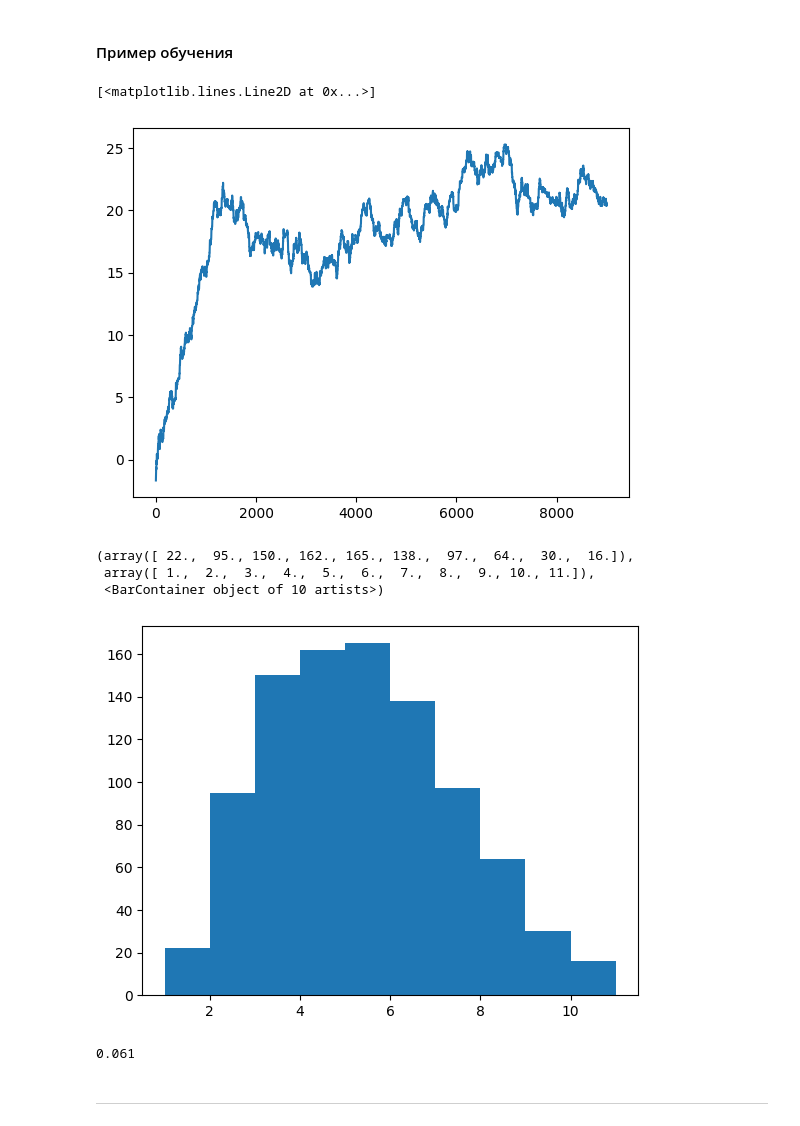
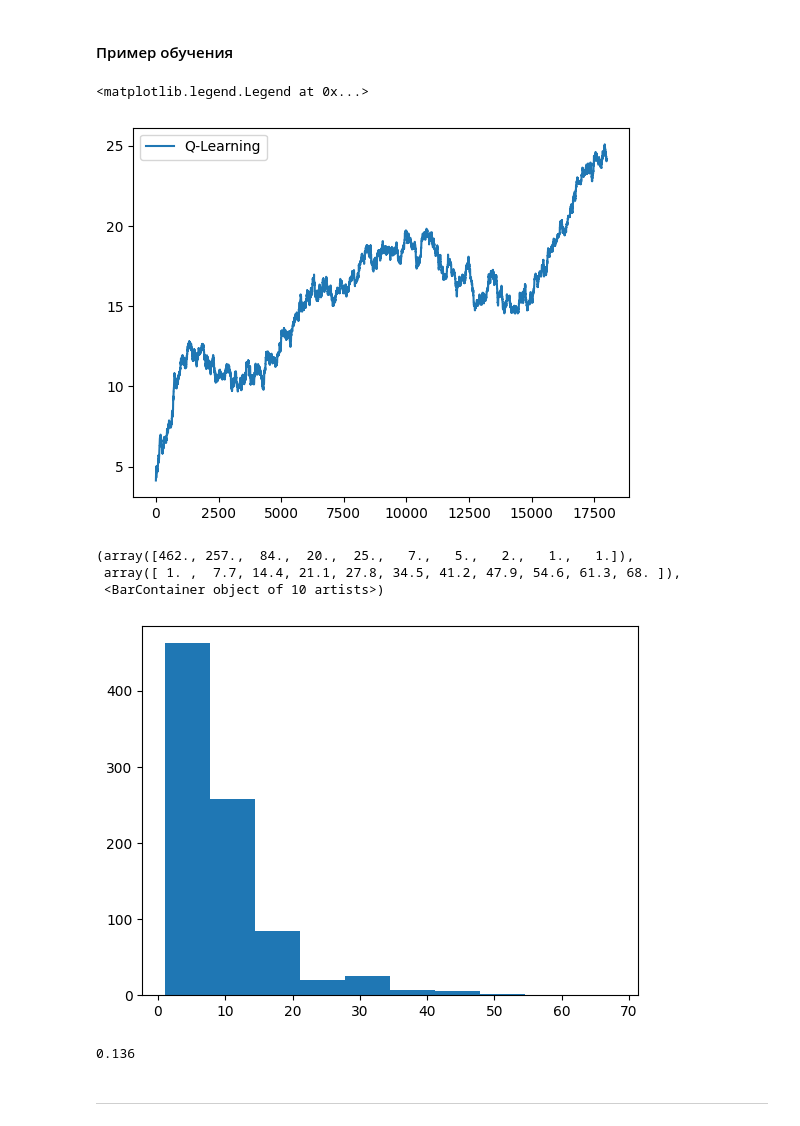
Before and after one commit to cdyhdrxj/rl, a Jupyter notebook: q-learning-sarsa.ipynb, the cells around one changed output. Cells and saved outputs as stored; diff of their text form; code cells hidden in the pictures.

```diff
--- a/q-learning-sarsa.ipynb
+++ b/q-learning-sarsa.ipynb
@@ -358,7 +358,7 @@ class QLearning:
                 )
             state = env.get_state()
 
-            self.epsilon = max(0.01, self.epsilon * 0.995)
+            self.epsilon = max(0.01, self.epsilon * 0.999)
 
             for _ in range(max_steps):
                 if env.is_terminal(state):
@@ -459,22 +459,23 @@ visualize_array(np.array(env.grid), [env.start, env.finish])
 # %% [markdown]
 #### Пример обучения
 # %%
-q = QLearning(alpha=0.1, epsilon=0.3, gamma=1)
-q.learn(max_episodes=10000, max_steps=300)
+q_model = QLearning(alpha=0.1, epsilon=0.3, gamma=1)
+q_model.learn(max_episodes=20000, max_steps=300)
 # %%
 import matplotlib.pyplot as plt
 
-# Анализ статистики из q.stat
+# Анализ статистики из q_model.stat
 
 # График суммарного вознаграждения за эпизод по эпизодам во время обучения
 # Скользящее окно, чтобы не было кардиограммы
-rewards = np.array([stat[0] for stat in q.stat])
-window = 1000
-smooth = np.convolve(rewards, np.ones(window)/window, mode='valid')
-plt.plot(smooth)
+rewards = np.array([stat[0] for stat in q_model.stat])
+window = 2000
+q_smooth = np.convolve(rewards, np.ones(window)/window, mode='valid')
+plt.plot(q_smooth, label='Q-Learning')
+plt.legend()
 # %% [output]
-[<matplotlib.lines.Line2D at 0x...>]
+<matplotlib.legend.Legend at 0x...>
-[figure, old version]
+[figure, new version]
 # %%
 import matplotlib.pyplot as plt
 import numpy as np
@@ -483,14 +484,14 @@ MAX_STEPS = 500
 
 # Тестовый запуск обученной модели на новой случайной среде
 # Возвращает количество шагов агента до достижения финиша (но не более MAX_STEPS)
-def try_model():
+def try_model(model):
     n, m = 6, 6
     env = Environment(
         n=n,
         m=m,
         p_walk=0.5,
         p_obstacle=random.uniform(0.1, 0.2),
-        number_mud=random.randint(int(5 * (n*m)/(20*20)), int(8 * (n*m)/(20*20)))
+        number_mud=random.randint(2, 5)
     )
 
     state = env.get_state()
@@ -498,7 +499,7 @@ def try_model():
 
     # Оптимальное действие в state - аргмаксимум Q-функции по всем действиям из state
     def get_optimal_action(state):
-        qs = [q._get_q_value(state, a) for a in range(4)]
+        qs = [model._get_q_value(state, a) for a in range(4)]
         return int(np.argmax(qs))
 
     for _ in range(MAX_STEPS):
@@ -509,57 +510,30 @@ def try_model():
         path.append(env.agent_position)
 
     return len(path)
-
-# это тоже нагенерено чатгпт
-
-# --- Визуализация пути агента ---
-# grid = np.array(env.grid)
-# img = np.zeros((n, m, 3), dtype=float)
-
-# for i in range(n):
-#     for j in range(m):
-#         if grid[i,j] == 10:
-#             img[i,j] = [0,0,0]           # препятствие — чёрное
-#         elif grid[i,j] == 0:
-#             img[i,j] = [1,1,1]           # пустое — белое
-#         else:
-#             shade = 0.3 + 0.7*(grid[i,j]/10)  # болотный градиент
-#             img[i,j] = [0, shade, shade]
-
-# plt.imshow(img, origin='upper')
-# plt.scatter(env.start[1], env.start[0], c='green', marker='o', s=80, label='Start')
-# plt.scatter(env.finish[1], env.finish[0], c='red', marker='x', s=80, label='Finish')
-
-# # Рисуем путь агента
-# path_i, path_j = zip(*path)
-# plt.plot(path_j, path_i, color='blue', linewidth=2, label='Agent path')
-
-# plt.legend()
-# plt.show()
 # %%
 # Количество эпизодов
 N = 1000
 path_steps = []
 cnt_large = 0
 for _ in range(N):
-    steps = try_model()
+    steps = try_model(q_model)
     if steps < MAX_STEPS:
         path_steps.append(steps)
     else:
         cnt_large += 1
 
 path_steps = sorted(path_steps)
 plt.hist(path_steps, bins=10)
 # %% [output]
-(array([ 22.,  95., 150., 162., 165., 138.,  97.,  64.,  30.,  16.]),
- array([ 1.,  2.,  3.,  4.,  5.,  6.,  7.,  8.,  9., 10., 11.]),
+(array([462., 257.,  84.,  20.,  25.,   7.,   5.,   2.,   1.,   1.]),
+ array([ 1. ,  7.7, 14.4, 21.1, 27.8, 34.5, 41.2, 47.9, 54.6, 61.3, 68. ]),
  <BarContainer object of 10 artists>)
-[figure, old version]
+[figure, new version]
 # %%
 # Доля эпизодов, для которых не нашёлся путь за MAX_STEPS шагов
 print(cnt_large / N)
 # %% [output]
-0.061
+0.136
 # %% [markdown]
 ---
 # %% [markdown]
```
Also changed, not shown: parts of 8 cells of this notebook.
